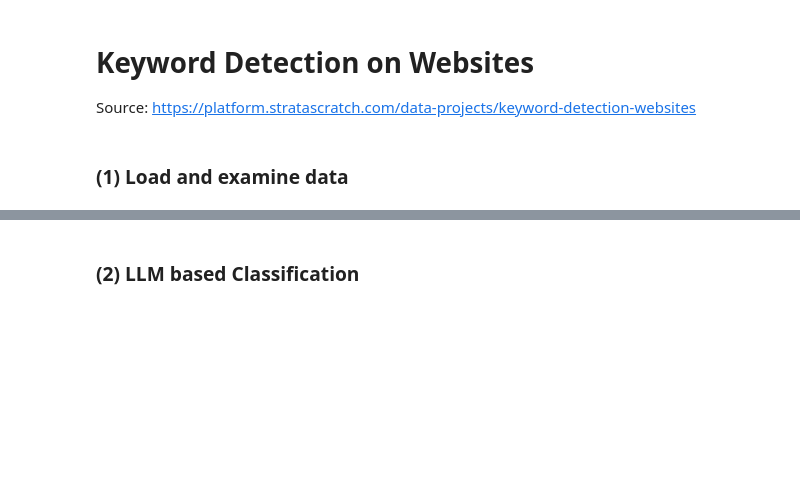
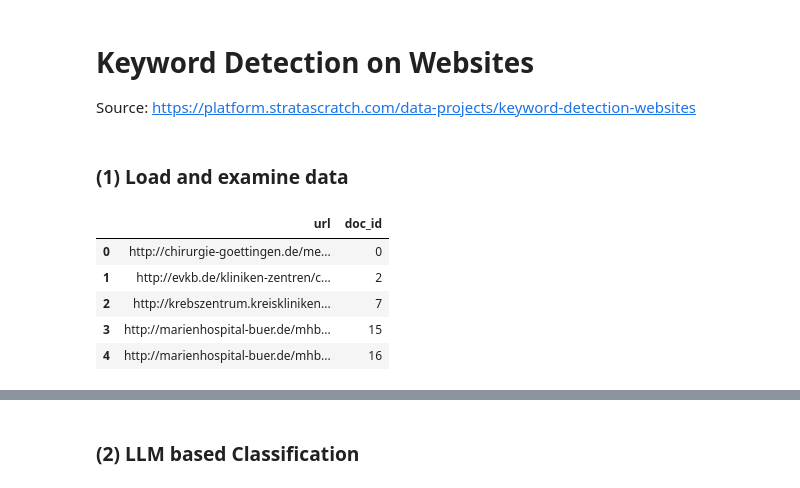
Before and after one commit to J-ZW-Wang/ss_data_project, a Jupyter notebook: PeakData_Keyword_Detection_on_Websites/Keyword Detection on websites.ipynb, the cells around one changed output, grey strips where cells are left out. Saved outputs shown, nothing was run; the diff lists cells and outputs as text; code cells hidden in the pictures; blank space fills up the shorter version.

```diff
--- a/PeakData_Keyword_Detection_on_Websites/Keyword Detection on websites.ipynb
+++ b/PeakData_Keyword_Detection_on_Websites/Keyword Detection on websites.ipynb
@@ -11,4 +14,13 @@ from transformers import pipeline
 # %%
 traindt = pd.read_csv("./datasets/train.csv")
 testdt = pd.read_csv("./datasets/test.csv")
+# %%
+testdt.head()
+# %% [output]
+|  | url | doc_id |
+| 0 | http://chirurgie-goettingen.de/me... | 0 |
+| 1 | http://evkb.de/kliniken-zentren/c... | 2 |
+| 2 | http://krebszentrum.kreiskliniken... | 7 |
+| 3 | http://marienhospital-buer.de/mhb... | 15 |
+| 4 | http://marienhospital-buer.de/mhb... | 16 |
 # %%
```
Also changed, not shown: parts of 12 cells of this notebook, 2 other files.
